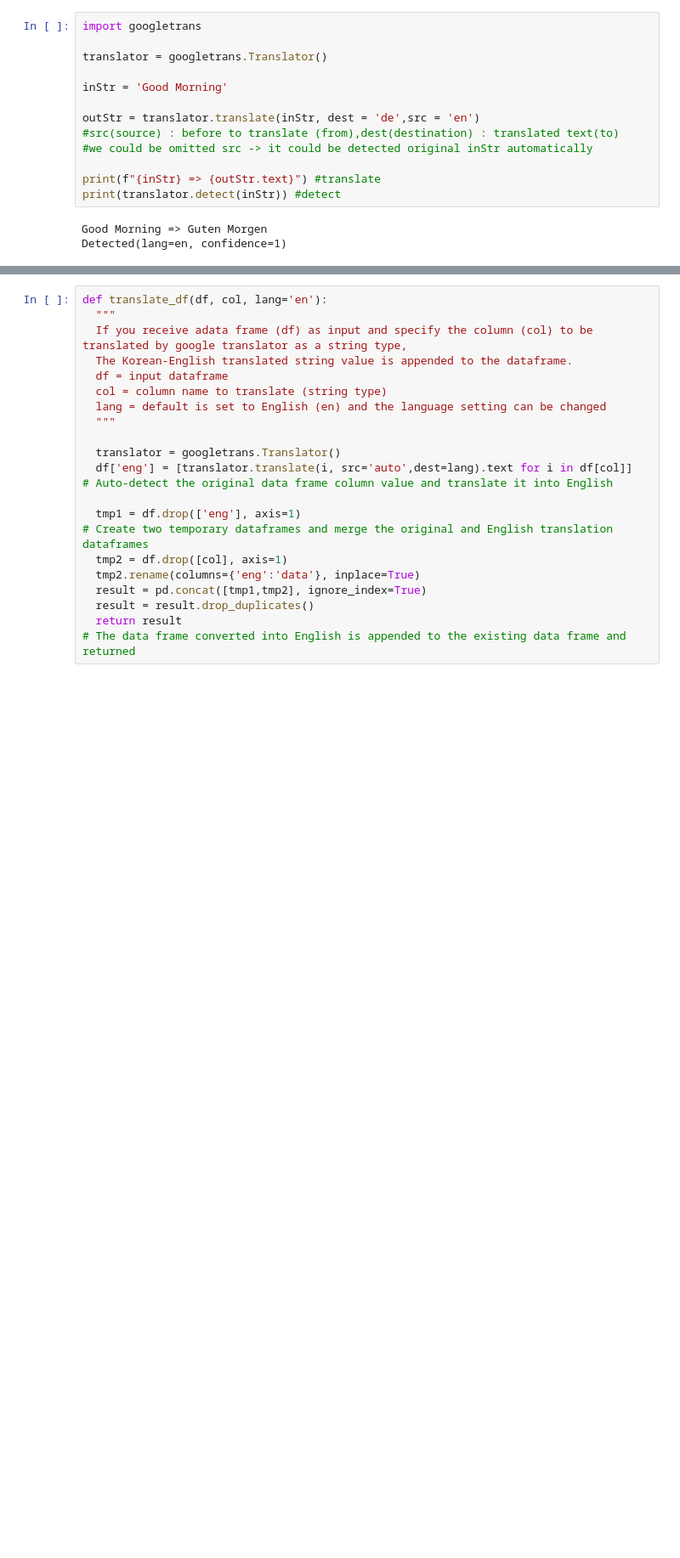
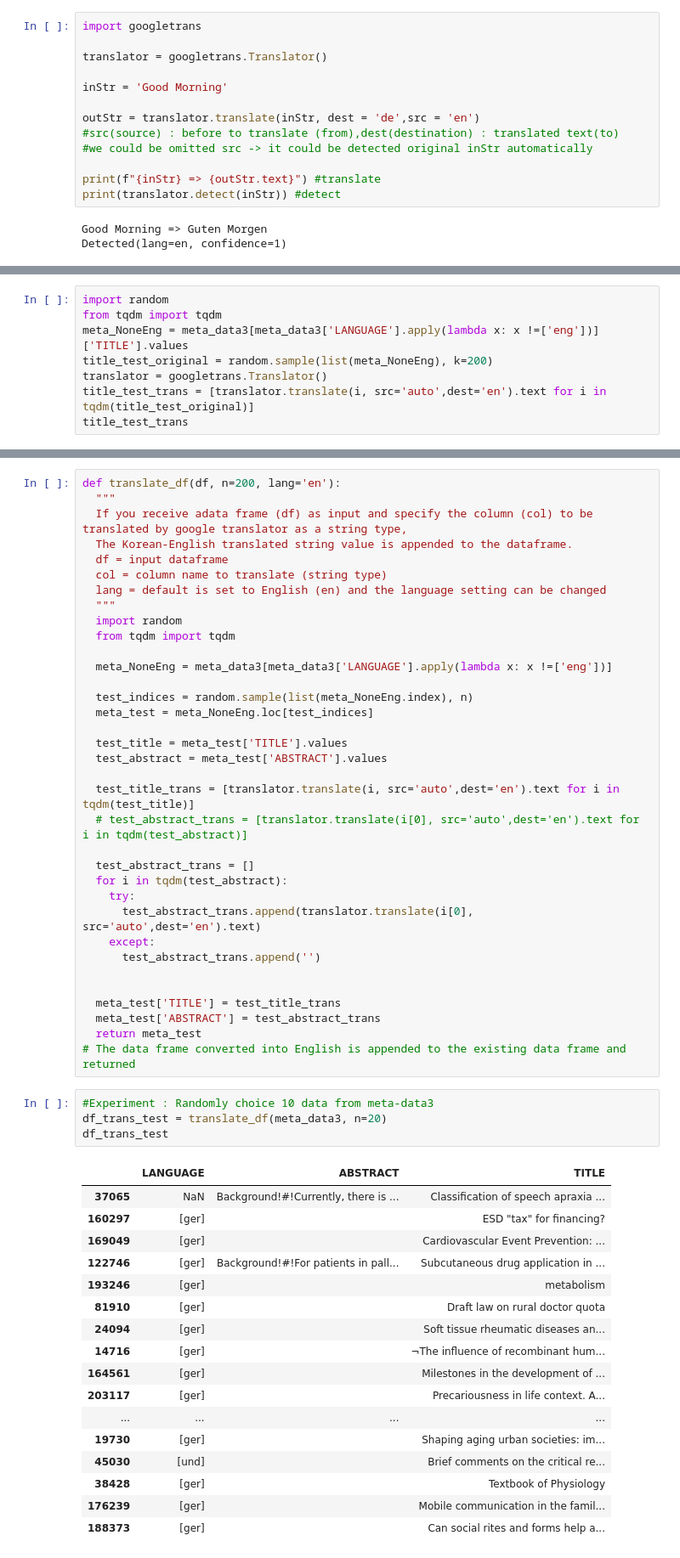
Before and after one commit to abigailhayes/ir_ws_project, a Jupyter notebook: (Experiment)Multilingual_model_ipynb.ipynb, the cells around one changed output, grey strips where cells are left out. Shown: that part at 85% size. Saved outputs shown, nothing was run; the diff lists cells and outputs as text; blank space fills up the shorter version.

Commit message:
Test for checking Github

```diff
--- a/(Experiment)Multilingual_model_ipynb.ipynb
+++ b/(Experiment)Multilingual_model_ipynb.ipynb
@@ -122,0 +159,8 @@ langs
+# %%
+import random
+from tqdm import tqdm
+meta_NoneEng = meta_data3[meta_data3['LANGUAGE'].apply(lambda x: x !=['eng'])]['TITLE'].values
+title_test_original = random.sample(list(meta_NoneEng), k=200)
+translator = googletrans.Translator()
+title_test_trans = [translator.translate(i, src='auto',dest='en').text for i in tqdm(title_test_original)]
+title_test_trans
@@ -123,5 +185,5 @@ langs
 # %%
-def translate_df(df, col, lang='en'):
+def translate_df(df, n=200, lang='en'):
   """
   If you receive adata frame (df) as input and specify the column (col) to be translated by google translator as a string type,
   The Korean-English translated string value is appended to the dataframe.
@@ -129,13 +191,50 @@ def translate_df(df, col, lang='en'):
   col = column name to translate (string type)
   lang = default is set to English (en) and the language setting can be changed
   """
+  import random
+  from tqdm import tqdm
 
-  translator = googletrans.Translator()
-  df['eng'] = [translator.translate(i, src='auto',dest=lang).text for i in df[col]]   # Auto-detect the original data frame column value and translate it into English
+  meta_NoneEng = meta_data3[meta_data3['LANGUAGE'].apply(lambda x: x !=['eng'])]
 
-  tmp1 = df.drop(['eng'], axis=1)                                                    # Create two temporary dataframes and merge the original and English translation dataframes
-  tmp2 = df.drop([col], axis=1)
-  tmp2.rename(columns={'eng':'data'}, inplace=True)
-  result = pd.concat([tmp1,tmp2], ignore_index=True)
-  result = result.drop_duplicates()
-  return result                                                                      # The data frame converted into English is appended to the existing data frame and returned
+  test_indices = random.sample(list(meta_NoneEng.index), n)
+  meta_test = meta_NoneEng.loc[test_indices]
+
+  test_title = meta_test['TITLE'].values
+  test_abstract = meta_test['ABSTRACT'].values
+
+  test_title_trans = [translator.translate(i, src='auto',dest='en').text for i in tqdm(test_title)]
+  # test_abstract_trans = [translator.translate(i[0], src='auto',dest='en').text for i in tqdm(test_abstract)]
+
+  test_abstract_trans = []
+  for i in tqdm(test_abstract):
+    try:
+      test_abstract_trans.append(translator.translate(i[0], src='auto',dest='en').text)
+    except:
+      test_abstract_trans.append('')
+
+
+  meta_test['TITLE'] = test_title_trans
+  meta_test['ABSTRACT'] = test_abstract_trans
+  return meta_test                                                                      # The data frame converted into English is appended to the existing data frame and returned
+# %%
+#Experiment : Randomly choice 10 data from meta-data3
+df_trans_test = translate_df(meta_data3, n=20)
+df_trans_test
+# %% [output]
+|  | LANGUAGE | ABSTRACT | TITLE |
+| 37065 | NaN | Background!#!Currently, there is ... | Classification of speech apraxia ... |
+| 160297 | [ger] |  | ESD "tax" for financing? |
+| 169049 | [ger] |  | Cardiovascular Event Prevention: ... |
+| 122746 | [ger] | Background!#!For patients in pall... | Subcutaneous drug application in ... |
+| 193246 | [ger] |  | metabolism |
+| 81910 | [ger] |  | Draft law on rural doctor quota |
+| 24094 | [ger] |  | Soft tissue rheumatic diseases an... |
+| 14716 | [ger] |  | ¬The influence of recombinant hum... |
+| 164561 | [ger] |  | Milestones in the development of ... |
+| 203117 | [ger] |  | Precariousness in life context. A... |
+| ... | ... | ... | ... |
+| 19730 | [ger] |  | Shaping aging urban societies: im... |
+| 45030 | [und] |  | Brief comments on the critical re... |
+| 38428 | [ger] |  | Textbook of Physiology |
+| 176239 | [ger] |  | Mobile communication in the famil... |
+| 188373 | [ger] |  | Can social rites and forms help a... |
```
Also changed, not shown: parts of 11 cells of this notebook.
